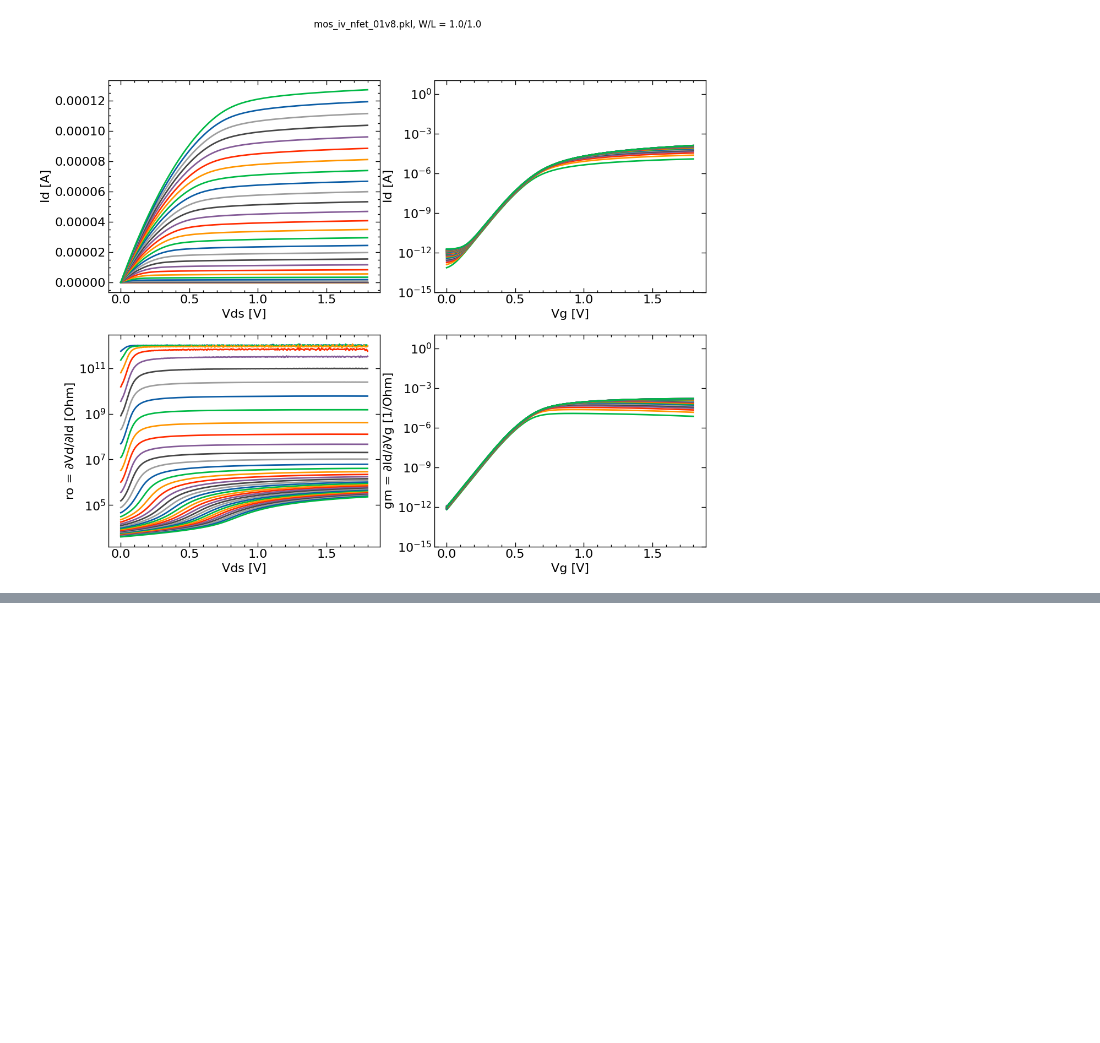
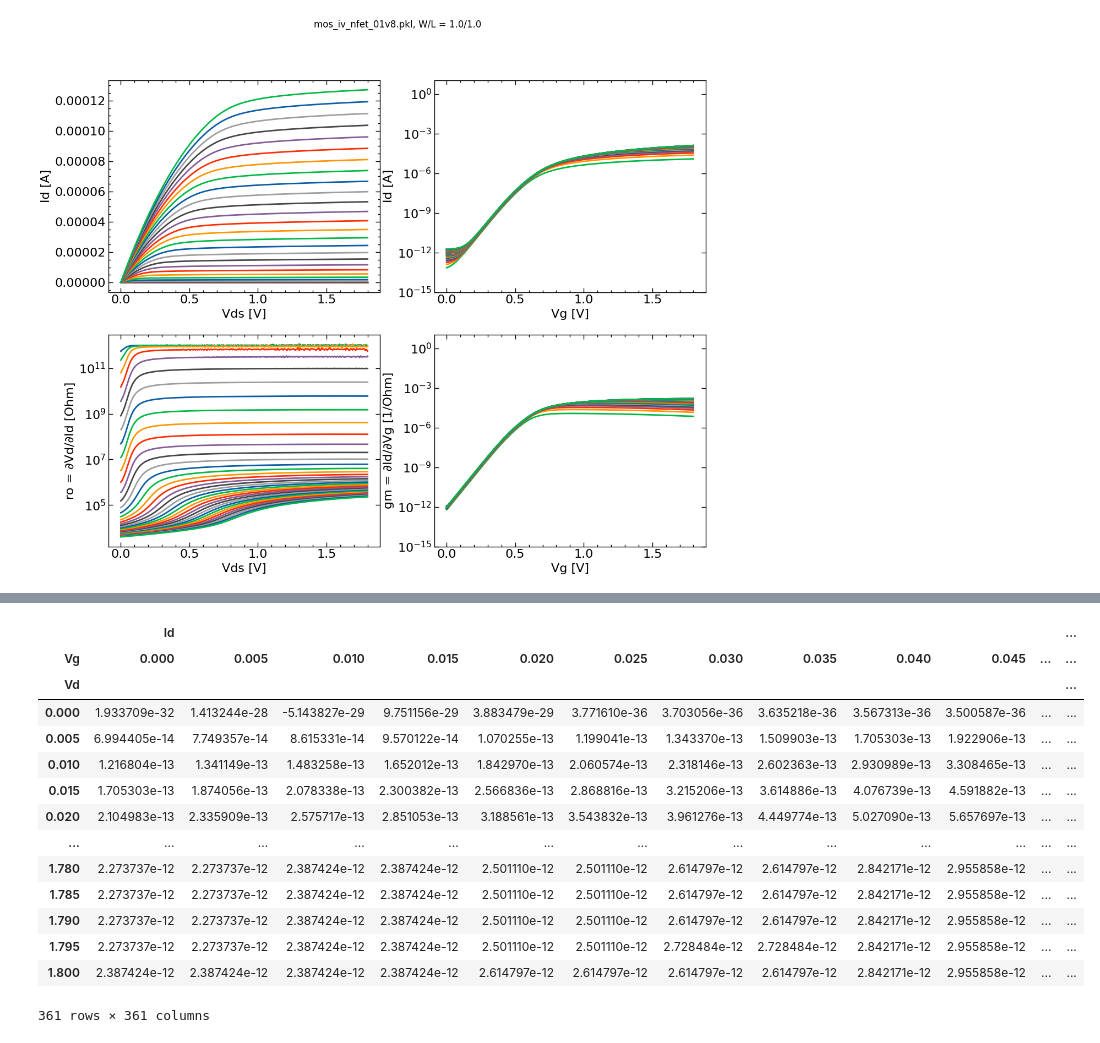
Before and after one commit to ymei/OpenICEDA, a Jupyter notebook: util/devicemodel/mos_iv_plot.ipynb, the cells around one changed output, grey strips where cells are left out. Cells and saved outputs as stored; diff of their text form; code cells hidden in the pictures; blank space fills up the shorter version.

```diff
--- a/util/devicemodel/mos_iv_plot.ipynb
+++ b/util/devicemodel/mos_iv_plot.ipynb
@@ -112,0 +130,18 @@ SelectionSlider(description='L', index=4, options=(0.15, 0.18, 0.25, 0.5, 1.0, 2
+# %%
+dfm.loc[100.0, 100.0].unstack(0)
+# %% [output]
+|  | Id |  |  |  |  |  |  |  |  |  |  | ... |
+| Vg | 0.000 | 0.005 | 0.010 | 0.015 | 0.020 | 0.025 | 0.030 | 0.035 | 0.040 | 0.045 | ... | ... |
+| Vd |  |  |  |  |  |  |  |  |  |  |  | ... |
+| 0.000 | 1.933709e-32 | 1.413244e-28 | -5.143827e-29 | 9.751156e-29 | 3.883479e-29 | 3.771610e-36 | 3.703056e-36 | 3.635218e-36 | 3.567313e-36 | 3.500587e-36 | ... | ... |
+| 0.005 | 6.994405e-14 | 7.749357e-14 | 8.615331e-14 | 9.570122e-14 | 1.070255e-13 | 1.199041e-13 | 1.343370e-13 | 1.509903e-13 | 1.705303e-13 | 1.922906e-13 | ... | ... |
+| 0.010 | 1.216804e-13 | 1.341149e-13 | 1.483258e-13 | 1.652012e-13 | 1.842970e-13 | 2.060574e-13 | 2.318146e-13 | 2.602363e-13 | 2.930989e-13 | 3.308465e-13 | ... | ... |
+| 0.015 | 1.705303e-13 | 1.874056e-13 | 2.078338e-13 | 2.300382e-13 | 2.566836e-13 | 2.868816e-13 | 3.215206e-13 | 3.614886e-13 | 4.076739e-13 | 4.591882e-13 | ... | ... |
+| 0.020 | 2.104983e-13 | 2.335909e-13 | 2.575717e-13 | 2.851053e-13 | 3.188561e-13 | 3.543832e-13 | 3.961276e-13 | 4.449774e-13 | 5.027090e-13 | 5.657697e-13 | ... | ... |
+| ... | ... | ... | ... | ... | ... | ... | ... | ... | ... | ... | ... | ... |
+| 1.780 | 2.273737e-12 | 2.273737e-12 | 2.387424e-12 | 2.387424e-12 | 2.501110e-12 | 2.501110e-12 | 2.614797e-12 | 2.614797e-12 | 2.842171e-12 | 2.955858e-12 | ... | ... |
+| 1.785 | 2.273737e-12 | 2.273737e-12 | 2.387424e-12 | 2.387424e-12 | 2.501110e-12 | 2.501110e-12 | 2.614797e-12 | 2.614797e-12 | 2.842171e-12 | 2.955858e-12 | ... | ... |
+| 1.790 | 2.273737e-12 | 2.273737e-12 | 2.387424e-12 | 2.387424e-12 | 2.501110e-12 | 2.501110e-12 | 2.614797e-12 | 2.614797e-12 | 2.842171e-12 | 2.955858e-12 | ... | ... |
+| 1.795 | 2.273737e-12 | 2.273737e-12 | 2.387424e-12 | 2.387424e-12 | 2.501110e-12 | 2.501110e-12 | 2.728484e-12 | 2.728484e-12 | 2.842171e-12 | 2.955858e-12 | ... | ... |
+| 1.800 | 2.387424e-12 | 2.387424e-12 | 2.387424e-12 | 2.387424e-12 | 2.614797e-12 | 2.614797e-12 | 2.614797e-12 | 2.614797e-12 | 2.842171e-12 | 2.955858e-12 | ... | ... |
+361 rows × 361 columns
```
Also changed, not shown: parts of 1 cell of this notebook, 3 other files.
